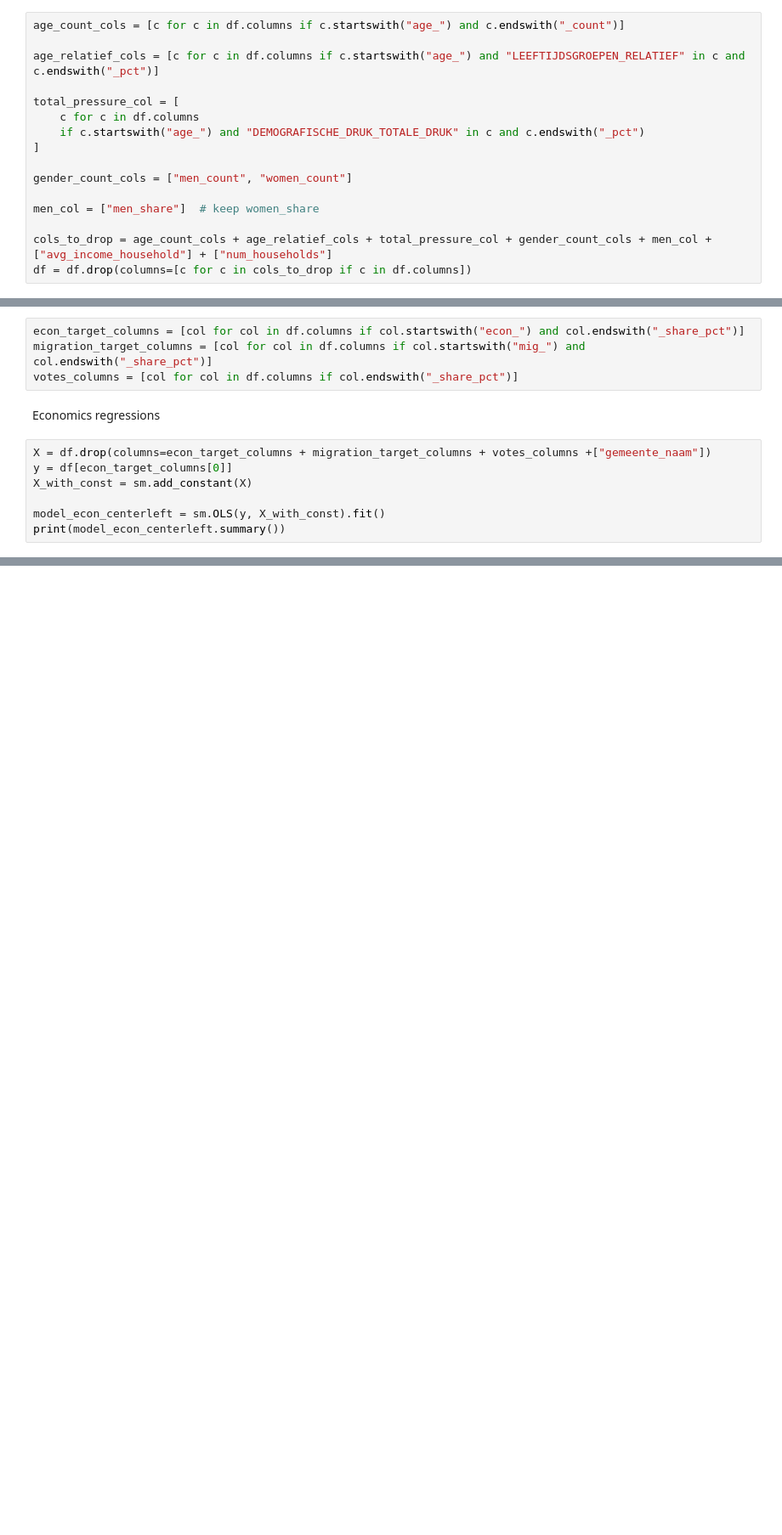
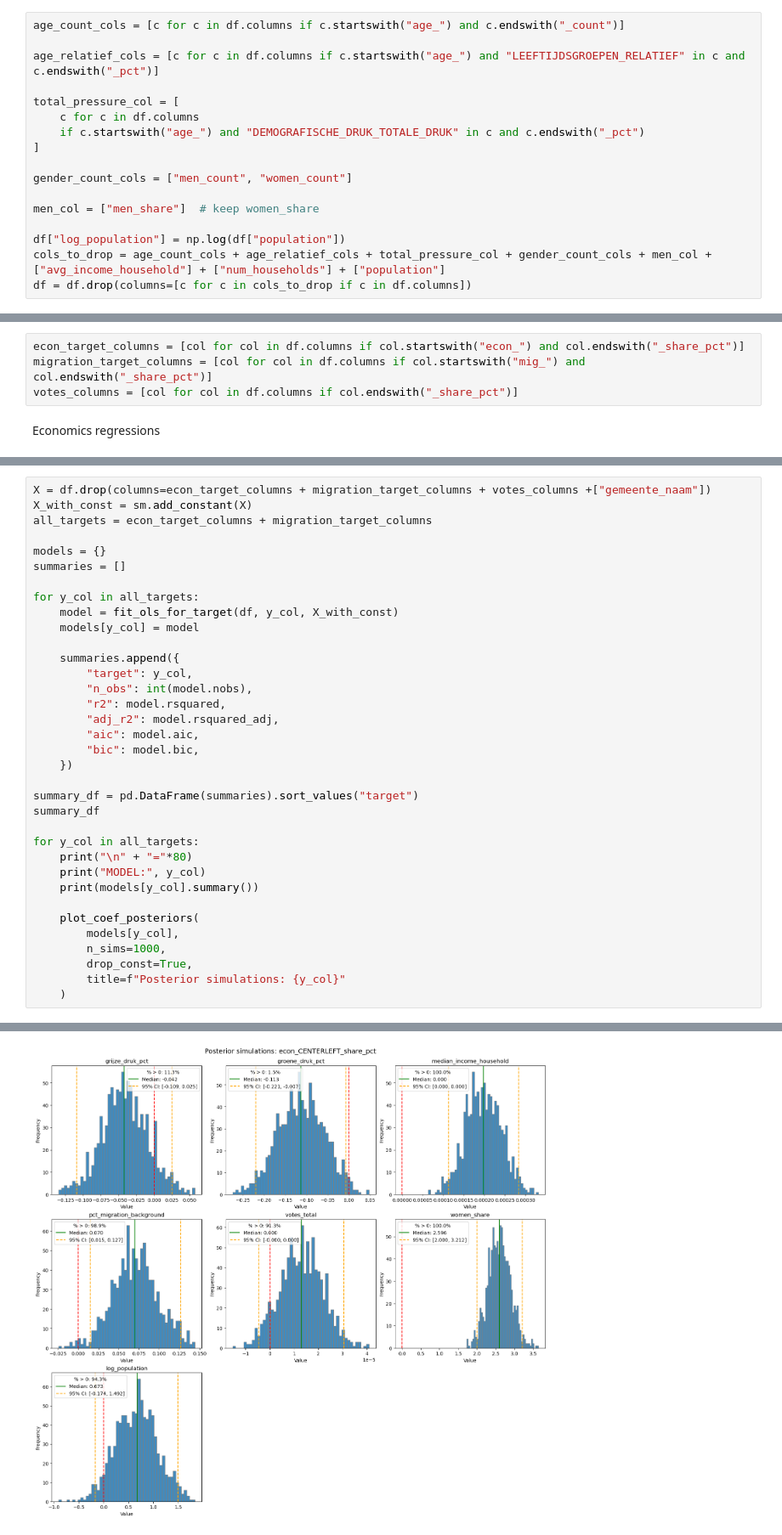
Before and after one commit to Swienn/ScientificDataAnalysisProject, a Jupyter notebook: sasha_test.ipynb, the cells around one changed output, grey strips where cells are left out. Shown at 85% size. Saved outputs shown, nothing was run; the diff lists cells and outputs as text; blank space fills up the shorter version.

```diff
--- a/sasha_test.ipynb
+++ b/sasha_test.ipynb
@@ -65,7 +65,8 @@ gender_count_cols = ["men_count", "women_count"]
 
 men_col = ["men_share"]  # keep women_share
 
-cols_to_drop = age_count_cols + age_relatief_cols + total_pressure_col + gender_count_cols + men_col + ["avg_income_household"] + ["num_households"]
+df["log_population"] = np.log(df["population"])
+cols_to_drop = age_count_cols + age_relatief_cols + total_pressure_col + gender_count_cols + men_col + ["avg_income_household"] + ["num_households"] + ["population"]
 df = df.drop(columns=[c for c in cols_to_drop if c in df.columns])
 # %%
 df.rename(columns={'age_BEVOLKING_BEVOLKINGSSAMENSTELLING_OP_1_JANUARI_LEEFTIJD_DEMOGRAFISCHE_DRUK_GRIJZE_DRUK_pct': 'grijze_druk_pct',
@@ -79,10 +80,3 @@ migration_target_columns = [col for col in df.columns if col.startswith("mig_")
 votes_columns = [col for col in df.columns if col.endswith("_share_pct")]
 # %% [markdown]
 Economics regressions
-# %%
-X = df.drop(columns=econ_target_columns + migration_target_columns + votes_columns +["gemeente_naam"])
-y = df[econ_target_columns[0]]
-X_with_const = sm.add_constant(X)
-
-model_econ_centerleft = sm.OLS(y, X_with_const).fit()
-print(model_econ_centerleft.summary())
@@ -549,0 +135,36 @@ plt.show()
+# %%
+X = df.drop(columns=econ_target_columns + migration_target_columns + votes_columns +["gemeente_naam"])
+X_with_const = sm.add_constant(X)
+all_targets = econ_target_columns + migration_target_columns
+
+models = {}
+summaries = []
+
+for y_col in all_targets:
+    model = fit_ols_for_target(df, y_col, X_with_const)
+    models[y_col] = model
+
+    summaries.append({
+        "target": y_col,
+        "n_obs": int(model.nobs),
+        "r2": model.rsquared,
+        "adj_r2": model.rsquared_adj,
+        "aic": model.aic,
+        "bic": model.bic,
+    })
+
+summary_df = pd.DataFrame(summaries).sort_values("target")
+summary_df
+
+for y_col in all_targets:
+    print("\n" + "="*80)
+    print("MODEL:", y_col)
+    print(models[y_col].summary())
+
+    plot_coef_posteriors(
+        models[y_col],
+        n_sims=1000,
+        drop_const=True,
+        title=f"Posterior simulations: {y_col}"
+    )
+# %% [output]
@@ -549,0 +188 @@ plt.show()
+[figure, added]
```
Also changed, not shown: parts of 21 cells of this notebook.
